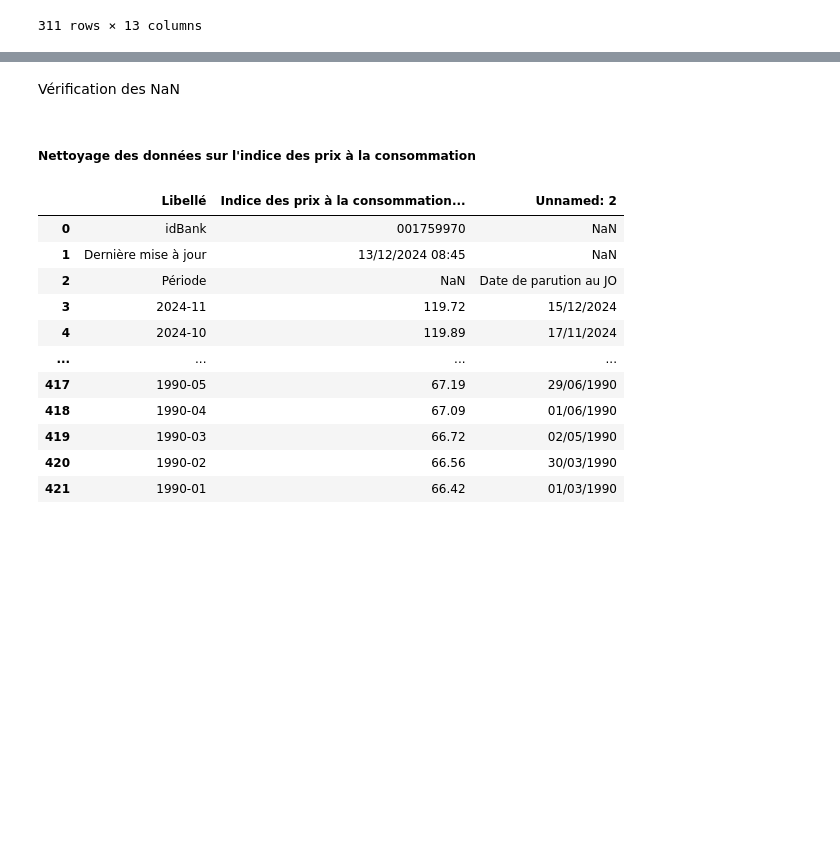
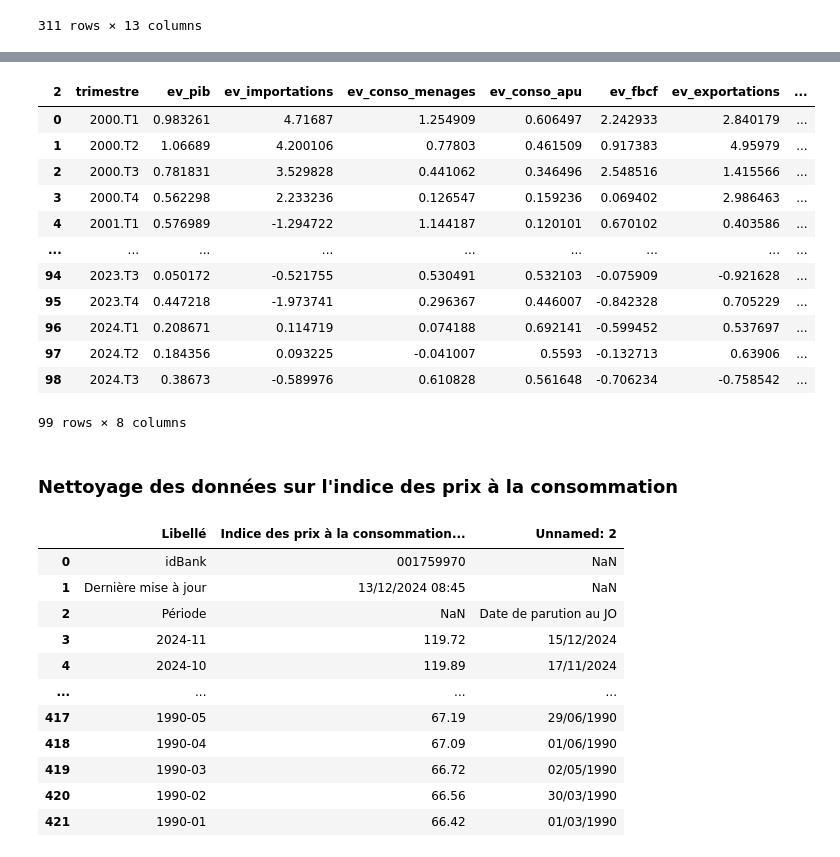
Before and after one commit to amreily/Projet-python-2A, a Jupyter notebook: Notebook_pythondata.ipynb, the cells around one changed output, grey strips where cells are left out. Cells and saved outputs as stored; diff of their text form; code cells hidden in the pictures; blank space fills up the shorter version.

```diff
--- a/Notebook_pythondata.ipynb
+++ b/Notebook_pythondata.ipynb
@@ -602,2 +397,0 @@ On souhaite créer une nouvelle variable qui regroupe l'évolution de la consomm
-# %% [markdown]
-Vérification des NaN
@@ -614,5 +398,21 @@ Vérification des NaN
+# %%
+nt.filter_dataframe_by_trimestre(ev_pib, "2000.T1")
+# %% [output]
+| 2 | trimestre | ev_pib | ev_importations | ev_conso_menages | ev_conso_apu | ev_fbcf | ev_exportations | ... |
+| 0 | 2000.T1 | 0.983261 | 4.71687 | 1.254909 | 0.606497 | 2.242933 | 2.840179 | ... |
+| 1 | 2000.T2 | 1.06689 | 4.200106 | 0.77803 | 0.461509 | 0.917383 | 4.95979 | ... |
+| 2 | 2000.T3 | 0.781831 | 3.529828 | 0.441062 | 0.346496 | 2.548516 | 1.415566 | ... |
+| 3 | 2000.T4 | 0.562298 | 2.233236 | 0.126547 | 0.159236 | 0.069402 | 2.986463 | ... |
+| 4 | 2001.T1 | 0.576989 | -1.294722 | 1.144187 | 0.120101 | 0.670102 | 0.403586 | ... |
+| ... | ... | ... | ... | ... | ... | ... | ... | ... |
+| 94 | 2023.T3 | 0.050172 | -0.521755 | 0.530491 | 0.532103 | -0.075909 | -0.921628 | ... |
+| 95 | 2023.T4 | 0.447218 | -1.973741 | 0.296367 | 0.446007 | -0.842328 | 0.705229 | ... |
+| 96 | 2024.T1 | 0.208671 | 0.114719 | 0.074188 | 0.692141 | -0.599452 | 0.537697 | ... |
+| 97 | 2024.T2 | 0.184356 | 0.093225 | -0.041007 | 0.5593 | -0.132713 | 0.63906 | ... |
+| 98 | 2024.T3 | 0.38673 | -0.589976 | 0.610828 | 0.561648 | -0.706234 | -0.758542 | ... |
+99 rows × 8 columns
 # %% [markdown]
-##### **Nettoyage des données sur l'indice des prix à la consommation**
+### **Nettoyage des données sur l'indice des prix à la consommation**
 # %%
 ipc
 # %% [output]
```
Also changed, not shown: parts of 56 cells of this notebook, 2 other files.
